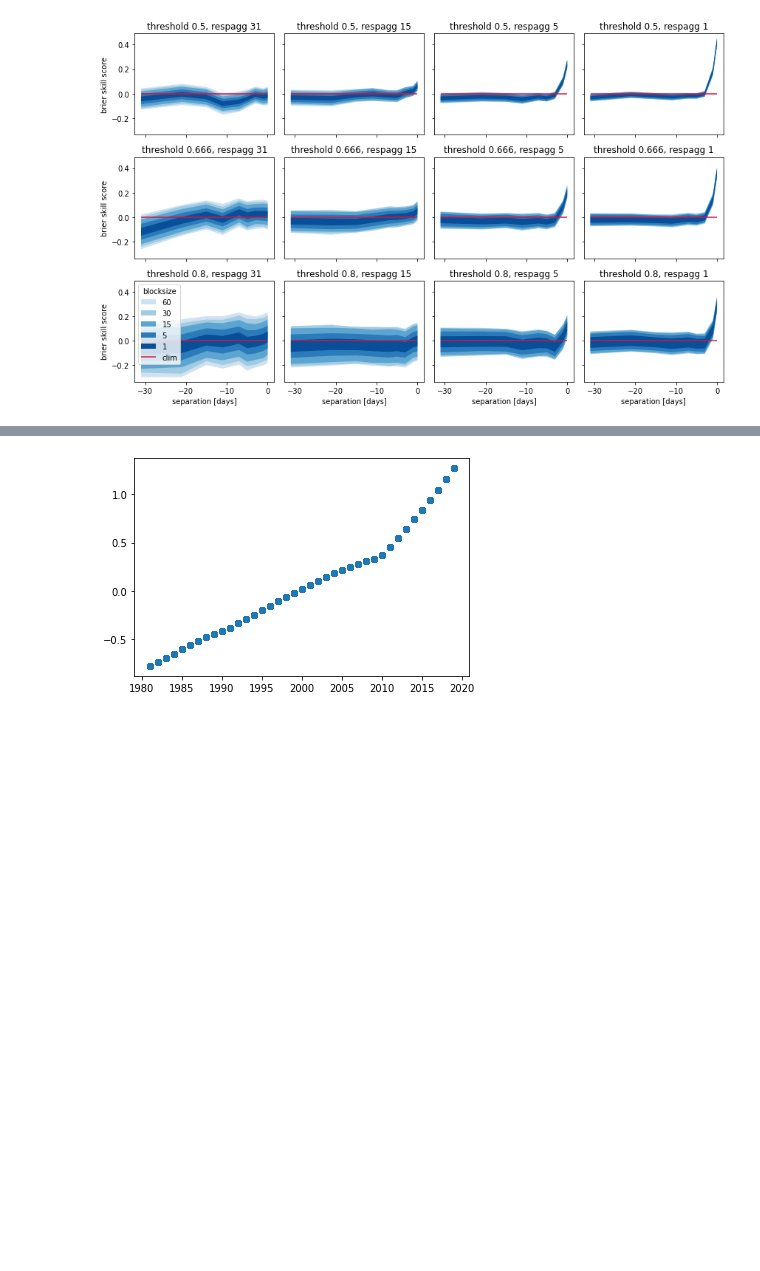
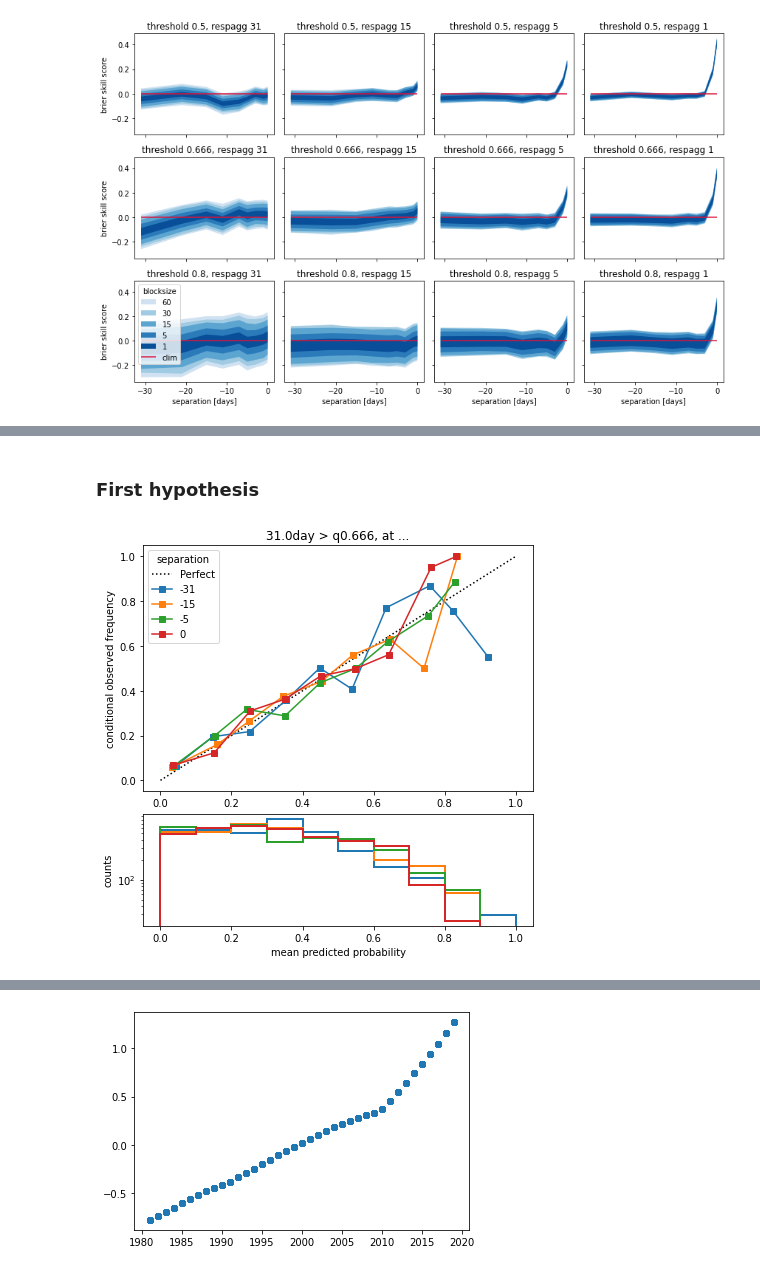
Before and after one commit to chiemvs/Weave, a Jupyter notebook: notebooks/Classifier_skills.ipynb, the cells around one changed output, grey strips where cells are left out. Cells and saved outputs as stored; diff of their text form; code cells hidden in the pictures; blank space fills up the shorter version.

Commit message:
Hypotheses for reliability investigated

```diff
--- a/notebooks/Classifier_skills.ipynb
+++ b/notebooks/Classifier_skills.ipynb
@@ -228,23 +111,0 @@ plt.show()
-# %%
-y = pd.read_parquet(Y_path).loc[:,(slice(None),31,slice(None))] # Only summer
-X = pd.read_parquet(X_path).loc[y.index, (slice(None),slice(None),slice(None),slice(None),-15,slice(None),'spatcov')].dropna(axis = 0, how = 'any')
-map_foldindex_to_groupedorder(X, n_folds = 5)
-y = y.reindex(X.index)
-# %%
-quantiles = [0.5,0.666,0.8,0.9]
-results = []
-ys = []
-for quantile in quantiles:
-    y_select = y.iloc[:,0] > quantile
-    ys.append(y_select)
-    m = RandomForestClassifier(max_depth = 7, min_samples_split = 40, n_jobs = 20, max_features = 35, n_estimators = 1500)
-    preds = fit_predict(m, X, y_select, n_folds = 5, split_on_year = True)
-    preds = preds.to_frame()
-    preds.columns = pd.Index([quantile], name = 'quantile')
-    results.append(preds)
-# %%
-ys = pd.concat(ys, keys = quantiles, axis = 1)
-allfolds = pd.concat(results, axis = 1)
-no4 = allfolds.loc[([0,1,2,3],),:]
-allfolds.index = allfolds.index.droplevel('fold')
-no4.index = no4.index.droplevel('fold')
@@ -257,14 +111,0 @@ plt.show()
-# %%
-respagg = 31
-separation = -21
-threshold = 0.666
-Y_path = '/scistor/ivm/jsn295/clusters_cv_spearmanpar_varalpha_strict/response.multiagg.detrended.parquet'
-Y_tr_path = '/scistor/ivm/jsn295/clusters_cv_spearmanpar_varalpha_strict/response.multiagg.trended.parquet'
-X_path = '/scistor/ivm/jsn295/clusters_cv_spearmanpar_varalpha_strict/precursor.multiagg.parquet'
-y = pd.read_parquet(Y_path).loc[:,(slice(None),respagg,slice(None))].iloc[:,0] # Only summer
-y_tr = pd.read_parquet(Y_tr_path).loc[:,(slice(None),respagg,slice(None))].iloc[:,0]
-X = pd.read_parquet(X_path).loc[y.index, (slice(None),slice(None),slice(None),slice(None),separation,slice(None),'spatcov')].dropna(axis = 0, how = 'any')
-map_foldindex_to_groupedorder(X, n_folds = 5)
-y = y.reindex(X.index)
-y_tr = y_tr.reindex(X.index)
-#X = X.iloc[:,np.random.choice(a = np.arange(X.shape[1]), size = 500, replace = False)]
@@ -280,0 +185,10 @@ Text(0.5, 1.0, 'frequency 31 day')
+# %% [markdown]
+### First hypothesis
+# %%
+y_true, y_probs = get_predictions(model, respaggs = [31],thresholds = [0.666], separations = [-31,-15,-5,0])
+fr, tit = strip_for_reliability(y_probs)
+fig, axes = reliability_plot(y_true=y_true, y_probs = fr)
+axes[0].set_title(tit)
+plt.show()
+# %% [output]
+[figure, added]
```
Also changed, not shown: parts of 35 cells of this notebook.
